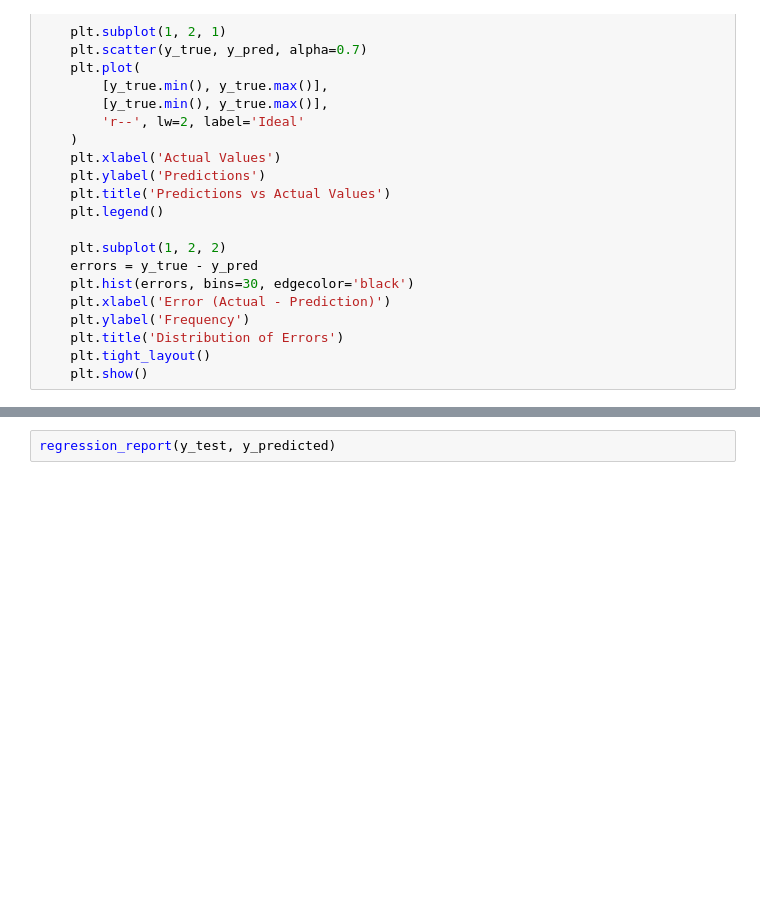
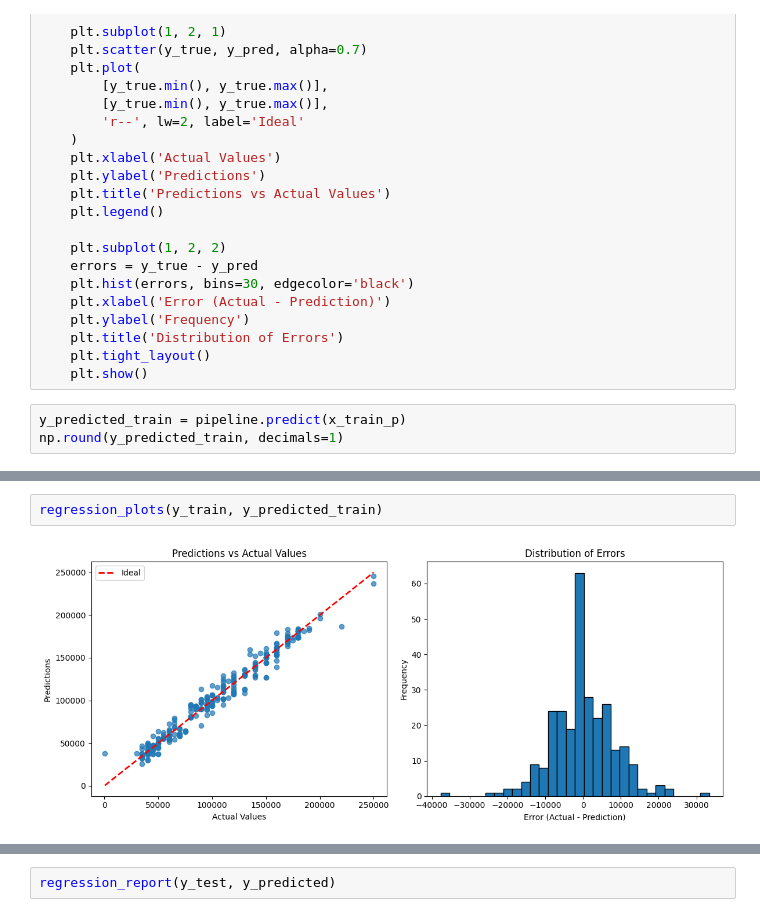
Before and after one commit to 0xV4h3/SmartCode, a Jupyter notebook: ML/Lessons/myNotes/SalaryPrediction.ipynb, the cells around one changed output, grey strips where cells are left out. Saved outputs shown, nothing was run; the diff lists cells and outputs as text; blank space fills up the shorter version.

Commit message:
Validation with train data after training(fit) added

```diff
--- a/ML/Lessons/myNotes/SalaryPrediction.ipynb
+++ b/ML/Lessons/myNotes/SalaryPrediction.ipynb
@@ -461,3 +424,6 @@ def regression_plots(y_true, y_pred):
     plt.title('Distribution of Errors')
     plt.tight_layout()
     plt.show()
+# %%
+y_predicted_train = pipeline.predict(x_train_p)
+np.round(y_predicted_train, decimals=1)
@@ -463,0 +481,4 @@ def regression_plots(y_true, y_pred):
+# %%
+regression_plots(y_train, y_predicted_train)
+# %% [output]
+[figure, added]
```
Also changed, not shown: parts of 16 cells of this notebook.
